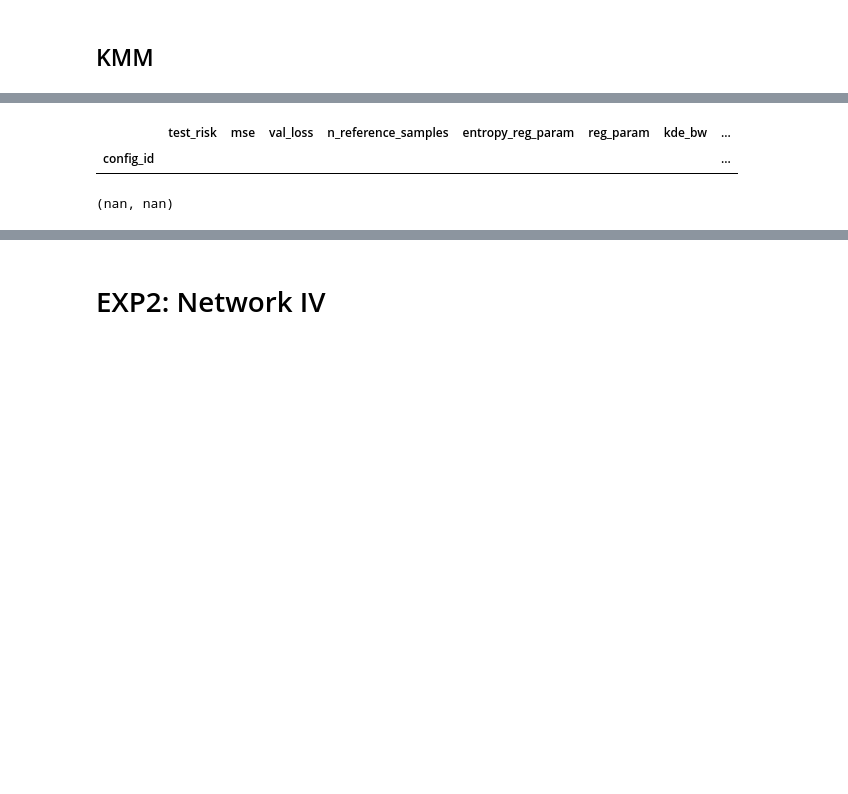
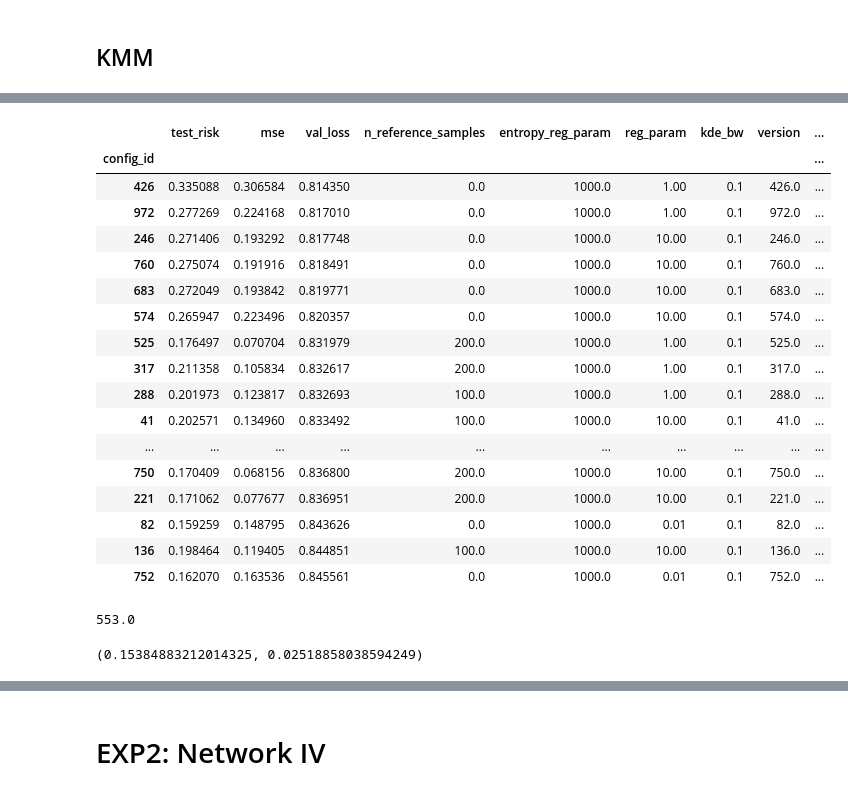
Before and after one commit to HeinerKremer/conditional-moment-restrictions, a Jupyter notebook: experiments/eval_data_pandas.ipynb, the cells around one changed output, grey strips where cells are left out. Saved outputs shown, nothing was run; the diff lists cells and outputs as text; code cells hidden in the pictures; blank space fills up the shorter version.

Commit message:
Prepared heteroskedastic experiment

```diff
--- a/experiments/eval_data_pandas.ipynb
+++ b/experiments/eval_data_pandas.ipynb
@@ -43,8 +48,16 @@ def get_best_hparam_results(df, metric='val_loss', num_best=20, hparam_config=No
 # %%
 # Merge datasets
-def load_and_merge_datasets(filepaths, property_dict=None, merge='hparam_configs'):
+def load_and_merge_datasets(filepaths=None, property_dict=None, merge='hparam_configs', load_all_in_dir=None, method=None):
+    assert (load_all_in_dir and method) or (load_all_in_dir is None and method is None)
+
     if isinstance(filepaths, str):
         filepaths = [filepaths]
+    elif filepaths is None and load_all_in_dir:
+        filelist = os.listdir(load_all_in_dir)
+        filepaths = []
+        for fp in filelist:
+            if method in fp:
+                filepaths.append(load_all_in_dir + fp)
 
     if merge == 'rollouts':
         merge_property = 'rollout'
@@ -141,10 +168,17 @@ Found 1/1 files.
 # %%
 filepaths = []
 
-from cmr.default_config import kmm_methods
+# from cmr.default_config import kmm_methods
 
-for method in kmm_methods:
-    path = (exp_path_1 + f'{method}_n=2000_seed0=12345.json')
-    filepaths.append(path)
+# for method in kmm_methods:
+#     path = (exp_path_1 + f'{method}_n=2000_seed0=12345.json')
+#     filepaths.append(path)
 
-df = load_and_merge_datasets(filepaths)
+# df = load_and_merge_datasets(filepaths)
+
+kmm = load_and_merge_datasets(load_all_in_dir='/Users/hkremer/code/kmm/wasserstein-method-of-moments/results/bennet_hetero/',
+                              method='KMM')
+get_best_hparam_results(kmm, metric='val_loss', hparam_config={
+                                                            #'divergence': 'log',
+                                                           'val_loss_func': 'moment_violation'
+})
@@ -172,16 +201,32 @@ df
 # %%
-get_best_hparam_results(df, metric='val_loss', num_best=20,
+get_best_hparam_results(kmm, metric='val_loss', num_best=20,
                         hparam_config={'val_loss_func': 'moment_violation',
                                        #"n_reference_samples": [200],
                                        "entropy_reg_param": [1000],
                                        #"reg_param": [0.01],
                                        'kde_bw': 0.1,
                                       })
 # %% [output]
-|  | test_risk | mse | val_loss | n_reference_samples | entropy_reg_param | reg_param | kde_bw | ... |
-| config_id |  |  |  |  |  |  |  | ... |
+|  | test_risk | mse | val_loss | n_reference_samples | entropy_reg_param | reg_param | kde_bw | version | ... |
+| config_id |  |  |  |  |  |  |  |  | ... |
+| 426 | 0.335088 | 0.306584 | 0.814350 | 0.0 | 1000.0 | 1.00 | 0.1 | 426.0 | ... |
+| 972 | 0.277269 | 0.224168 | 0.817010 | 0.0 | 1000.0 | 1.00 | 0.1 | 972.0 | ... |
+| 246 | 0.271406 | 0.193292 | 0.817748 | 0.0 | 1000.0 | 10.00 | 0.1 | 246.0 | ... |
+| 760 | 0.275074 | 0.191916 | 0.818491 | 0.0 | 1000.0 | 10.00 | 0.1 | 760.0 | ... |
+| 683 | 0.272049 | 0.193842 | 0.819771 | 0.0 | 1000.0 | 10.00 | 0.1 | 683.0 | ... |
+| 574 | 0.265947 | 0.223496 | 0.820357 | 0.0 | 1000.0 | 10.00 | 0.1 | 574.0 | ... |
+| 525 | 0.176497 | 0.070704 | 0.831979 | 200.0 | 1000.0 | 1.00 | 0.1 | 525.0 | ... |
+| 317 | 0.211358 | 0.105834 | 0.832617 | 200.0 | 1000.0 | 1.00 | 0.1 | 317.0 | ... |
+| 288 | 0.201973 | 0.123817 | 0.832693 | 100.0 | 1000.0 | 1.00 | 0.1 | 288.0 | ... |
+| 41 | 0.202571 | 0.134960 | 0.833492 | 100.0 | 1000.0 | 10.00 | 0.1 | 41.0 | ... |
+| ... | ... | ... | ... | ... | ... | ... | ... | ... | ... |
+| 750 | 0.170409 | 0.068156 | 0.836800 | 200.0 | 1000.0 | 10.00 | 0.1 | 750.0 | ... |
+| 221 | 0.171062 | 0.077677 | 0.836951 | 200.0 | 1000.0 | 10.00 | 0.1 | 221.0 | ... |
+| 82 | 0.159259 | 0.148795 | 0.843626 | 0.0 | 1000.0 | 0.01 | 0.1 | 82.0 | ... |
+| 136 | 0.198464 | 0.119405 | 0.844851 | 100.0 | 1000.0 | 10.00 | 0.1 | 136.0 | ... |
+| 752 | 0.162070 | 0.163536 | 0.845561 | 0.0 | 1000.0 | 0.01 | 0.1 | 752.0 | ... |
 # %%
-get_mean_and_sem(df, test_metric='test_risk', val_metric='val_loss', hparam_config={
+get_mean_and_sem(kmm, test_metric='test_risk', val_metric='val_loss', hparam_config={
                                        'val_loss_func': 'moment_violation',
                                        "n_reference_samples": [200],
                                        "entropy_reg_param": [1],
@@ -189,7 +234,8 @@ get_mean_and_sem(df, test_metric='test_risk', val_metric='val_loss', hparam_conf
                                        'kde_bw': 0.1}
                 )
 # %% [output]
-(nan, nan)
+553.0
+(0.15384883212014325, 0.02518858038594249)
 # %%
 import matplotlib.pyplot as plt
 import seaborn as sns
```
Also changed, not shown: parts of 17 cells of this notebook, 7 other files.
